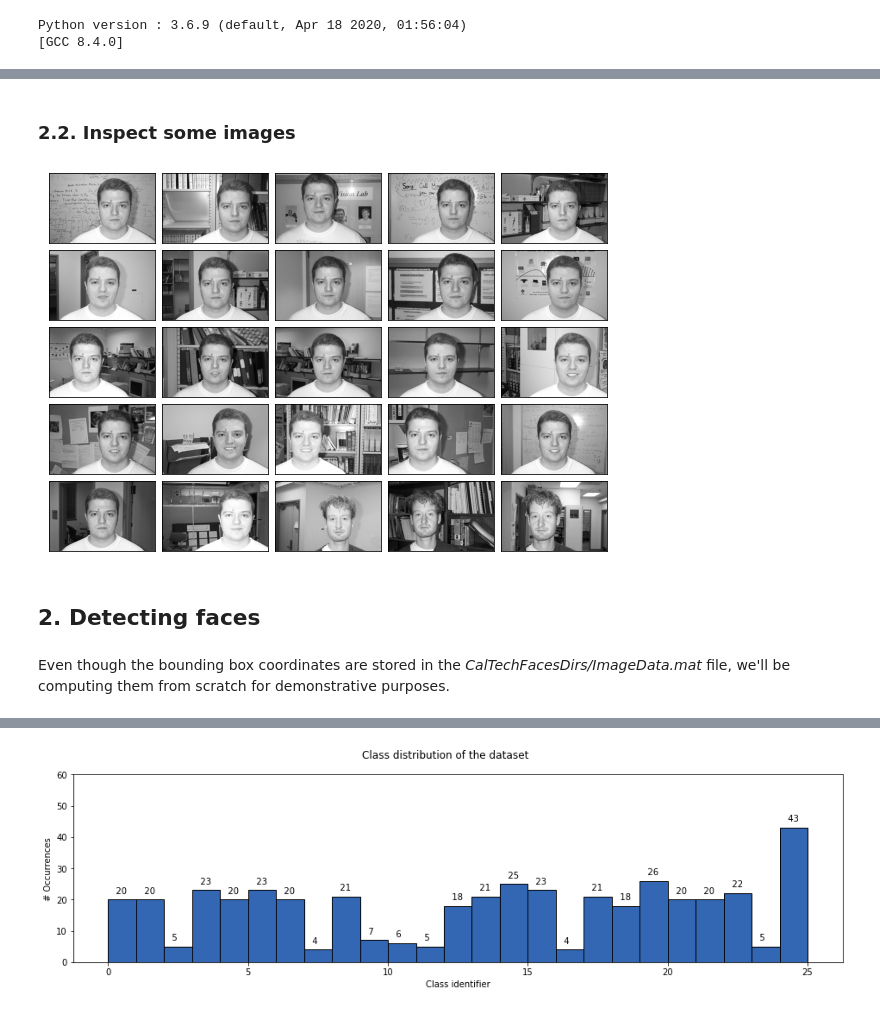
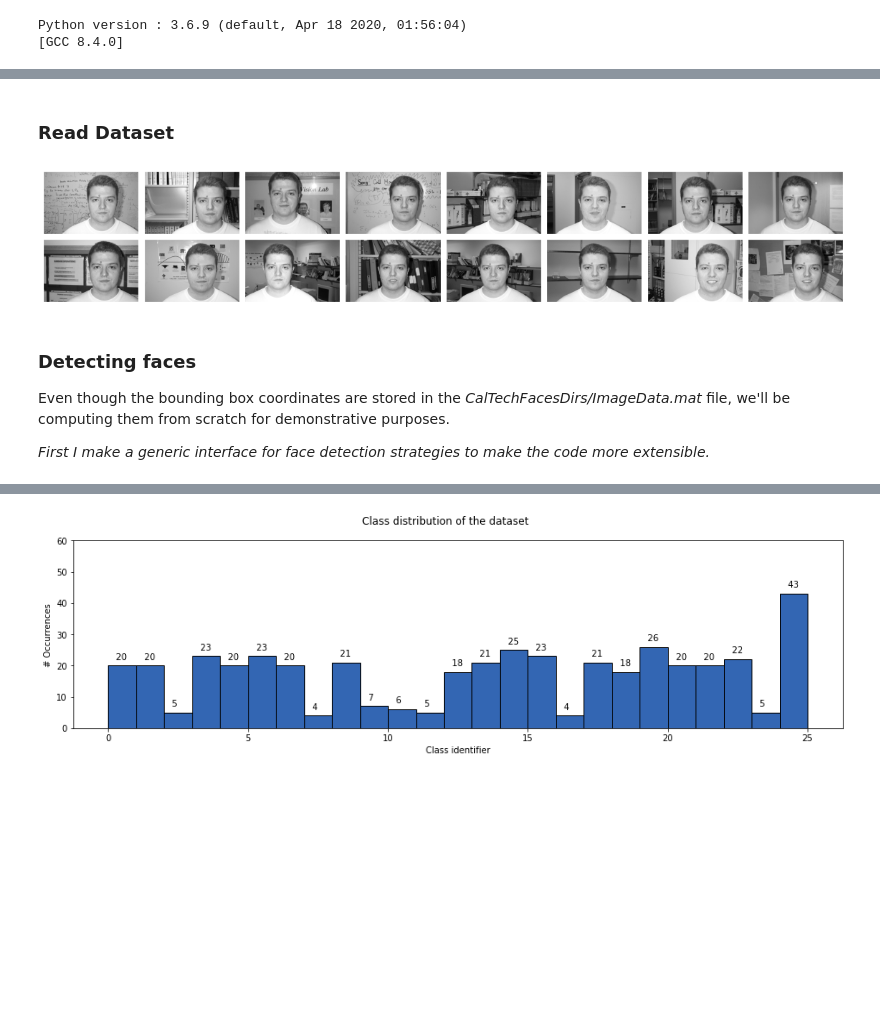
Before and after one commit to BrunoVandekerkhove/biometric-systems, a Jupyter notebook: face_recognition/facial_recognition.ipynb, the cells around one changed output, grey strips where cells are left out. Drawn from its saved outputs; the diff is of its cells as text; code cells hidden in the pictures; blank space fills up the shorter version.

```diff
--- a/face_recognition/facial_recognition.ipynb
+++ b/face_recognition/facial_recognition.ipynb
@@ -30,24 +14,31 @@ Note: this exercise makes use of keras, which is now part of TensorFlow 2.0. It
 # %%
 import sys
 print("Python version :", sys.version)
-
 import numpy as np
 import cv2
 from pathlib import Path
-
 import pickle # exporting intermediate data to disk
-
 from tqdm.notebook import tqdm as tqdm_notebook # Visual progress bar
-
 from mpl_toolkits.axes_grid1 import ImageGrid
 import matplotlib.pyplot as plt
 %matplotlib inline
-
-# The following package contains some handy routines for image manipulation
-# they have been developed by Adrian Rosenbrock
-# Simply install this package in your environment using "conda install imutils"
-# See https://www.pyimagesearch.com/opencv-tutorials-resources-guides/ for further info
-import imutils
+import imutils # handy routines for image manipulation (from Adrian Rosenbrock)
+import seaborn as sns
+sns.set(style="dark")
+from IPython.core.display import HTML
+from IPython.display import clear_output
+def center_plots(horizontal=False):
+  display(HTML("""
+  <style>
+  #output-body {
+    display: flex;
+    flex-direction: """ + ('row' if horizontal else 'column') + """;
+    align-items: center;
+    justify-content: center;
+  }
+  </style>
+  """))
+import importlib
 # %% [output]
 Python version : 3.6.9 (default, Apr 18 2020, 01:56:04)
 [GCC 8.4.0]
@@ -78 +45,3 @@ The data are returned as a list object with the following components:
+# %% [markdown]
+### Read Dataset
 # %%
@@ -99,23 +67,20 @@ data = pd.DataFrame(imgs, columns =['images', 'target']).to_dict('list')
 
 # Check if all images were found successfully (5 images were removed from the original set)
 assert len(data['images']) == len(data['target']) == 445
-# %% [markdown]
-### 2.2. Inspect some images
 # %%
-fig = plt.figure(figsize=(10, 10))
-grid = ImageGrid(fig, 111,
-                 nrows_ncols=(5, 5),
-                 axes_pad=0.1,
-                 )
-
+# Inspect images
+center_plots()
+fig = plt.figure(figsize=(20, 20))
+grid = ImageGrid(fig, 111, nrows_ncols=(2, 8), axes_pad=0.1)
 for ax, im, label in zip(grid, data['images'], data['target']):
-    # Iterating over the grid returns the Axes.
     ax.imshow(im, cmap = 'gray')
     ax.get_xaxis().set_visible(False)
     ax.get_yaxis().set_visible(False)
 # %% [output]
-[figure, old version]
+[figure, new version]
-# %% [markdown]
-## 2. Detecting faces
 # %% [markdown]
+### Detecting faces
+
 Even though the bounding box coordinates are stored in the <em>CalTechFacesDirs/ImageData.mat</em> file, we'll be computing them from scratch for demonstrative purposes.
+
+*First I make a generic interface for face detection strategies to make the code more extensible.*
```
Also changed, not shown: parts of 43 cells of this notebook.
